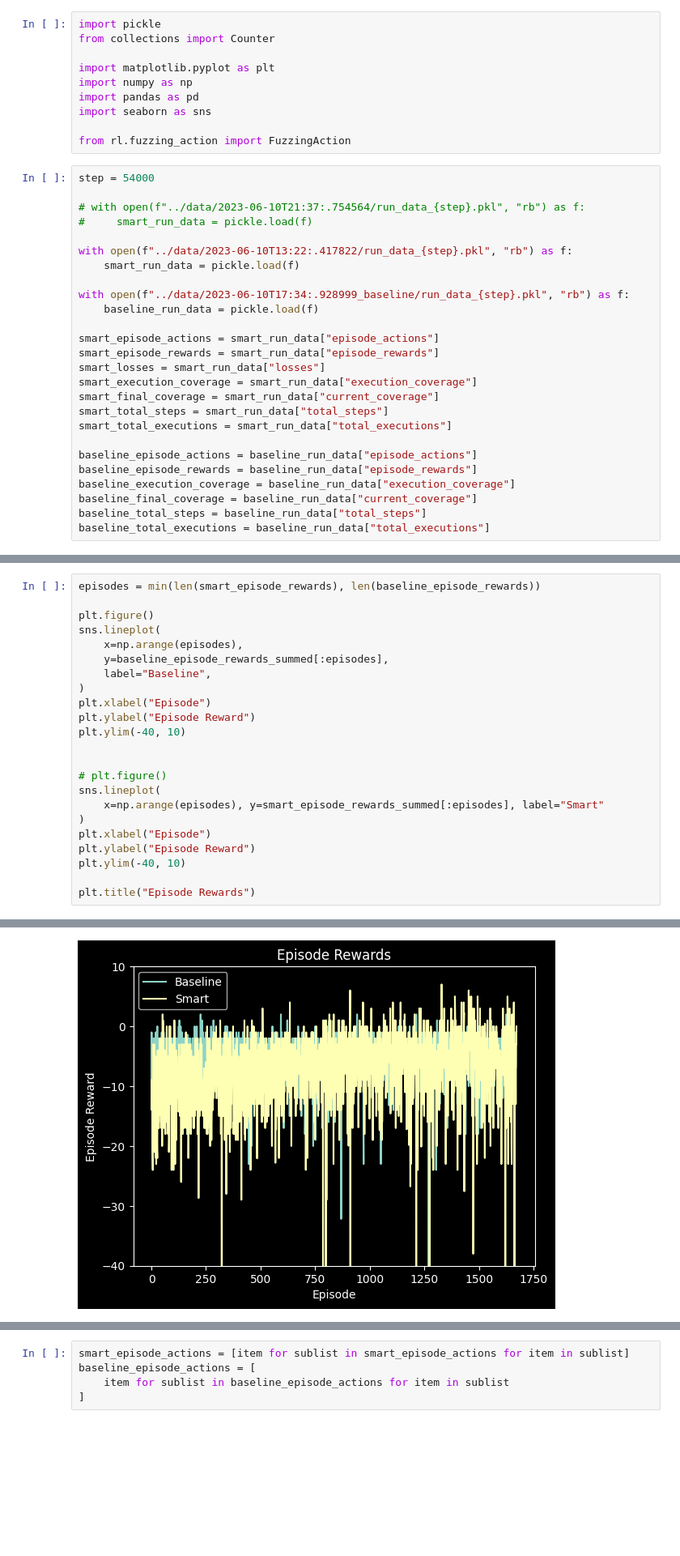
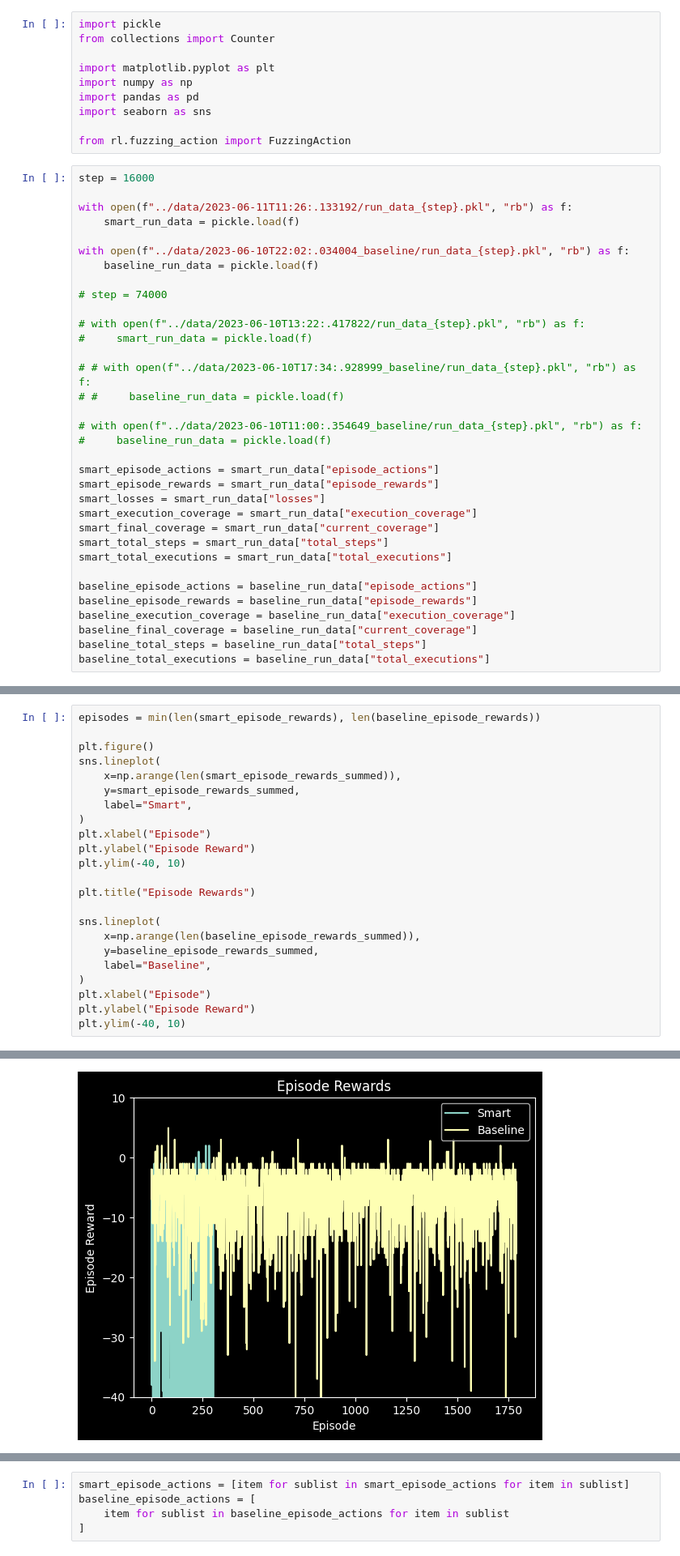
Before and after one commit to PranavMaganti/JEFRL, a Jupyter notebook: src/stats.ipynb, the cells around one changed output, grey strips where cells are left out. Shown at 81% size. Saved outputs shown, nothing was run; the diff lists cells and outputs as text; blank space fills up the shorter version.

```diff
--- a/src/stats.ipynb
+++ b/src/stats.ipynb
@@ -9,16 +9,24 @@ import seaborn as sns
 
 from rl.fuzzing_action import FuzzingAction
 # %%
-step = 54000
+step = 16000
 
-# with open(f"../data/2023-06-10T21:37:.754564/run_data_{step}.pkl", "rb") as f:
+with open(f"../data/2023-06-11T11:26:.133192/run_data_{step}.pkl", "rb") as f:
+    smart_run_data = pickle.load(f)
+
+with open(f"../data/2023-06-10T22:02:.034004_baseline/run_data_{step}.pkl", "rb") as f:
+    baseline_run_data = pickle.load(f)
+
+# step = 74000
+
+# with open(f"../data/2023-06-10T13:22:.417822/run_data_{step}.pkl", "rb") as f:
 #     smart_run_data = pickle.load(f)
 
-with open(f"../data/2023-06-10T13:22:.417822/run_data_{step}.pkl", "rb") as f:
-    smart_run_data = pickle.load(f)
+# # with open(f"../data/2023-06-10T17:34:.928999_baseline/run_data_{step}.pkl", "rb") as f:
+# #     baseline_run_data = pickle.load(f)
 
-with open(f"../data/2023-06-10T17:34:.928999_baseline/run_data_{step}.pkl", "rb") as f:
-    baseline_run_data = pickle.load(f)
+# with open(f"../data/2023-06-10T11:00:.354649_baseline/run_data_{step}.pkl", "rb") as f:
+#     baseline_run_data = pickle.load(f)
 
 smart_episode_actions = smart_run_data["episode_actions"]
 smart_episode_rewards = smart_run_data["episode_rewards"]
@@ -107,22 +115,22 @@ episodes = min(len(smart_episode_rewards), len(baseline_episode_rewards))
 
 plt.figure()
 sns.lineplot(
-    x=np.arange(episodes),
-    y=baseline_episode_rewards_summed[:episodes],
-    label="Baseline",
-)
-plt.xlabel("Episode")
-plt.ylabel("Episode Reward")
-plt.ylim(-40, 10)
-
-
-# plt.figure()
-sns.lineplot(
-    x=np.arange(episodes), y=smart_episode_rewards_summed[:episodes], label="Smart"
+    x=np.arange(len(smart_episode_rewards_summed)),
+    y=smart_episode_rewards_summed,
+    label="Smart",
 )
 plt.xlabel("Episode")
 plt.ylabel("Episode Reward")
 plt.ylim(-40, 10)
 
 plt.title("Episode Rewards")
+
+sns.lineplot(
+    x=np.arange(len(baseline_episode_rewards_summed)),
+    y=baseline_episode_rewards_summed,
+    label="Baseline",
+)
+plt.xlabel("Episode")
+plt.ylabel("Episode Reward")
+plt.ylim(-40, 10)
 # %% [output]
@@ -130,3 +138,3 @@ Text(0.5, 1.0, 'Episode Rewards')
-[figure, old version]
+[figure, new version]
 # %%
 sns.lineplot(x=np.arange(len(smart_losses)), y=smart_losses)
```
Also changed, not shown: parts of 7 cells of this notebook, 8 other files.
